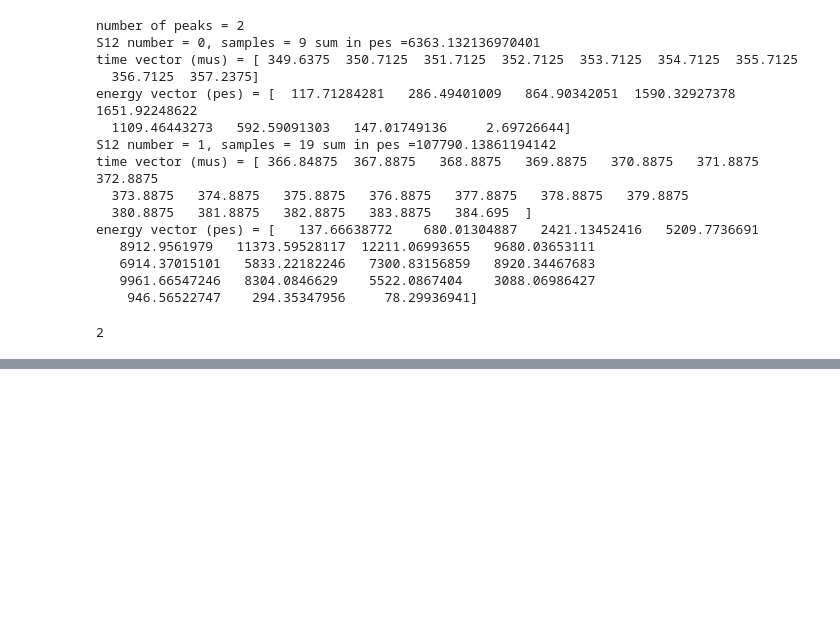
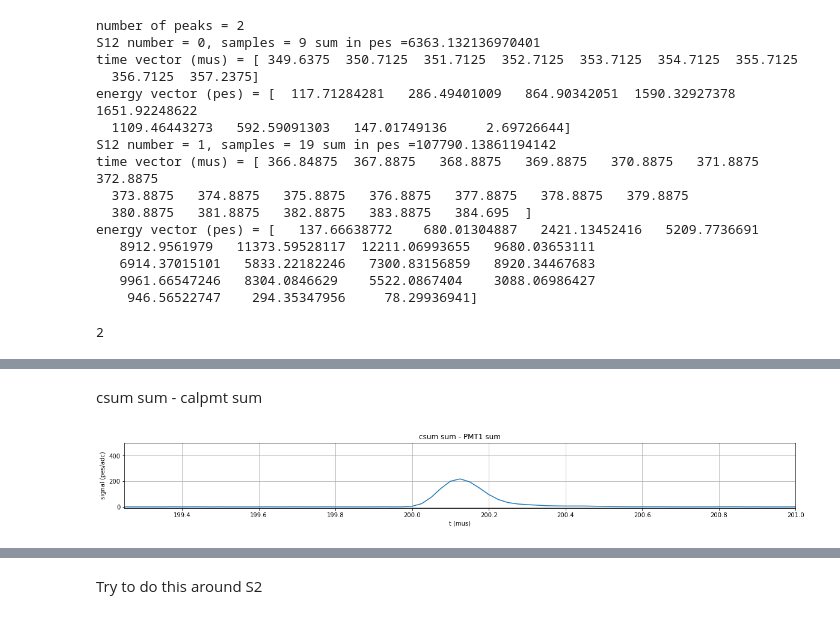
Before and after one commit to abotas/ICARO, a Jupyter notebook: icaro/Kryptonite/SelectWaveforms.ipynb, the cells around one changed output, grey strips where cells are left out. Drawn from its saved outputs; the diff is of its cells as text; code cells hidden in the pictures; blank space fills up the shorter version.

```diff
--- a/icaro/Kryptonite/SelectWaveforms.ipynb
+++ b/icaro/Kryptonite/SelectWaveforms.ipynb
@@ -392,0 +430,12 @@ for s2 in epm.S2:
+# %% [markdown]
+csum sum - calpmt sum
+# %%
+for i in range(11):
+    plot_signal_vs_time_mus(csum_sum - CAL_PMT_sum[i],
+                                 t_min      =    199.25,
+                                 t_max      =    201,
+                                 signal_min =    -1*len(spmtrwf),
+                                 signal_max =  10*5*len(spmtrwf), figsize=(20,2))
+    plt.title('csum sum - ' + DataPMT.PmtID.values[i] + ' sum')
+# %% [output]
+[figure, added]
@@ -392,0 +452,2 @@ for s2 in epm.S2:
+# %% [markdown]
+Try to do this around S2
```
Also changed, not shown: parts of 7 cells of this notebook.
